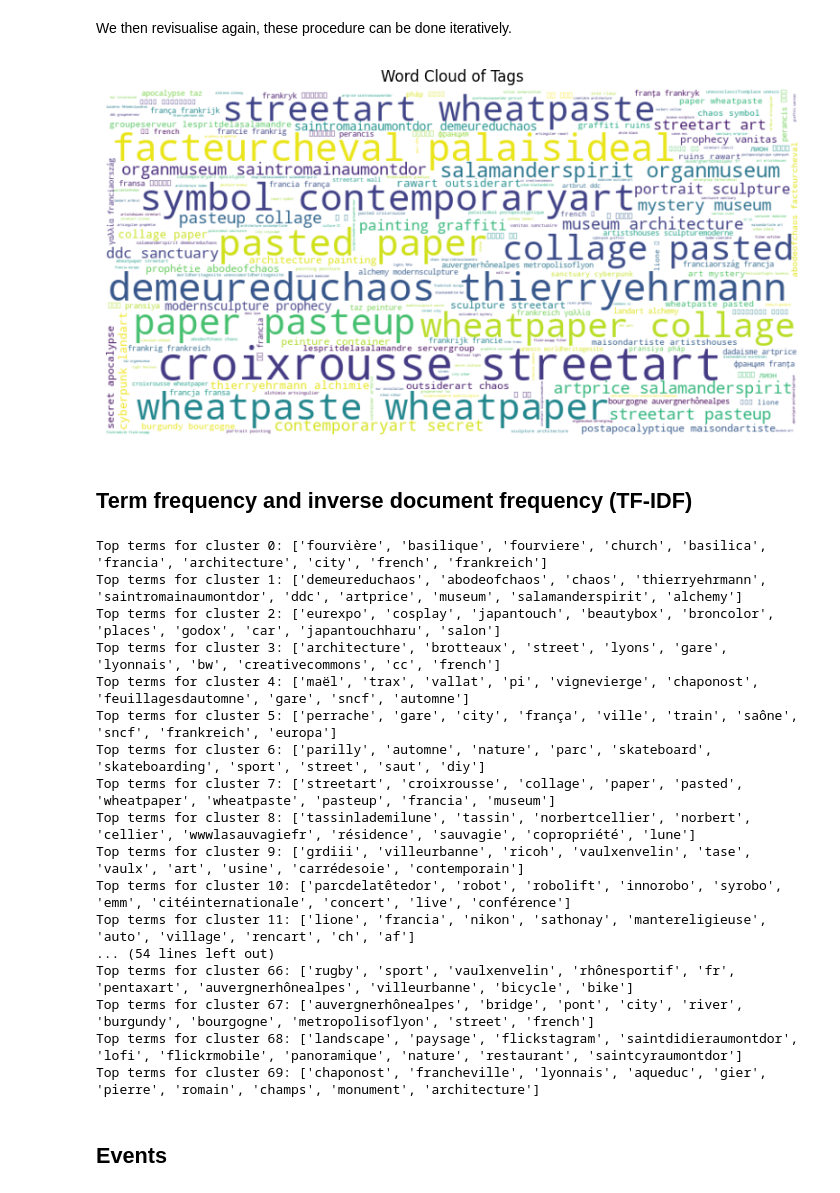
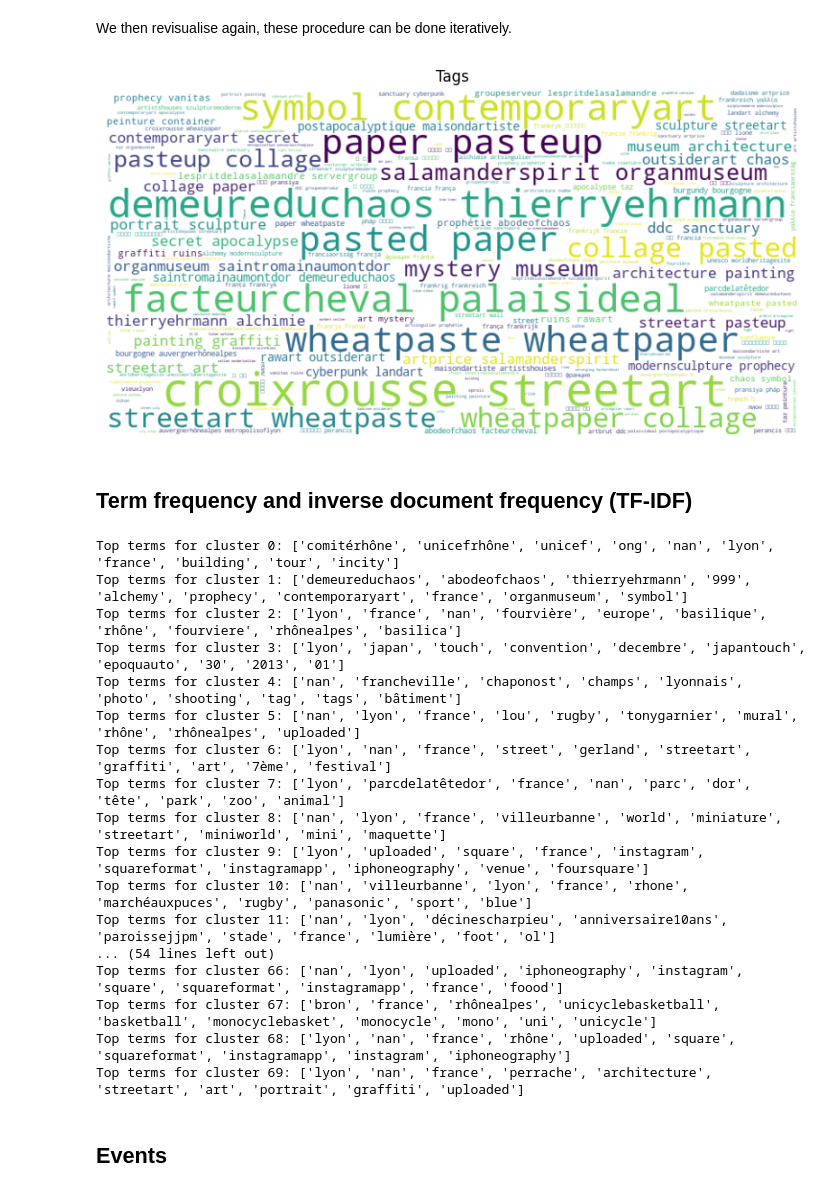
Before and after one commit to jimasr/photo-lyon, a Jupyter notebook: notebook/main.ipynb, the cells around one changed output. Cells and saved outputs as stored; diff of their text form; code cells hidden in the pictures.

```diff
--- a/notebook/main.ipynb
+++ b/notebook/main.ipynb
@@ -567,23 +569,14 @@ plot_k_distance_graph(scaled_data_df, k=5)
 # %% [output]
 [figure]
 # %%
-features = data_cleaned[columns].copy()
+features = data_cleaned[['lat','long','tags', 'title']].copy()
 # %%
-# Sélection des features pour le clustering
-
-
-
 print(len(features))
-
-
-
-
-
 print(len(features))
 # Normalisation des données complètes
 sample_dbscan= features.sample(n=40000, random_state=1)
 scaler = StandardScaler()
-scaled_features = scaler.fit_transform(sample_dbscan)
+scaled_features = scaler.fit_transform(sample_dbscan[columns])
 
 # Appliquer DBSCAN
 dbscan = DBSCAN(eps=0.0125, min_samples=90)
@@ -745,23 +738,23 @@ words_to_remove = {'iphone', 'iphonex', 'instagram', 'upload', 'rhone',
                     'rhonealpes', 'lyon', 'france', 'rhônealpes'}
 
 
-if 'tags' in data_cleaned.columns:
-    data_cleaned['tags'] = data_cleaned['tags'].apply(
+if 'tags' in sample_dbscan.columns:
+    sample_dbscan['tags'] = sample_dbscan['tags'].apply(
         lambda x: clean_tags(x, words_to_remove) if isinstance(x, str) else x
     )
     # Remove rows where 'tags' becomes empty after cleaning.
-    data_cleaned = data_cleaned.dropna(subset=['tags'])
-    data_cleaned = data_cleaned[data_cleaned['tags'].str.strip() != '']
+    sample_dbscan = sample_dbscan.dropna(subset=['tags'])
+    sample_dbscan = sample_dbscan[sample_dbscan['tags'].str.strip() != '']
 
-if 'title' in data_cleaned.columns:
-    data_cleaned['title'] = data_cleaned['title'].apply(
+if 'title' in sample_dbscan.columns:
+    sample_dbscan['title'] = sample_dbscan['title'].apply(
         lambda x: clean_tags(x, words_to_remove) if isinstance(x, str) else x
     )
     # Remove rows where 'titles' becomes empty after cleaning.
-    data_cleaned = data_cleaned.dropna(subset=['title'])
-    data_cleaned = data_cleaned[data_cleaned['title'].str.strip() != '']
+    sample_dbscan = sample_dbscan.dropna(subset=['title'])
+    sample_dbscan = sample_dbscan[sample_dbscan['title'].str.strip() != '']
 
-data_cleaned.to_csv("../data/text-mining.csv", index=False)
+sample_dbscan.to_csv("../data/text-mining.csv", index=False)
 print("Data exported to 'text-mining.csv'")
 # %% [output]
 Data exported to 'text-mining.csv'
@@ -791,29 +784,29 @@ We could then proceed to remove some more data.
 words_to_remove = {'square', 'squareformat', 'instagramapp', 'uploaded', 'iphoneography', 'europe', 'rhône'}
 
 
-if 'tags' in data_cleaned.columns:
-    data_cleaned['tags'] = data_cleaned['tags'].apply(
+if 'tags' in sample_dbscan.columns:
+    sample_dbscan['tags'] = sample_dbscan['tags'].apply(
         lambda x: clean_tags(x, words_to_remove) if isinstance(x, str) else x
     )
     # Remove rows where 'tags' becomes empty after cleaning.
-    data_cleaned = data_cleaned.dropna(subset=['tags'])
-    data_cleaned = data_cleaned[data_cleaned['tags'].str.strip() != '']
+    sample_dbscan = sample_dbscan.dropna(subset=['tags'])
+    sample_dbscan = sample_dbscan[sample_dbscan['tags'].str.strip() != '']
 # %% [markdown]
 We then revisualise again, these procedure can be done iteratively.
 # %%
-all_tags = ' '.join(data_cleaned['tags'].dropna())
+all_tags = ' '.join(sample_dbscan['tags'].dropna())
 
 # Generate the word cloud
 wordcloud = WordCloud(width=800, height=400, background_color='white').generate(all_tags)
 
 # Display the word cloud
 plt.figure(figsize=(10, 5))
 plt.imshow(wordcloud, interpolation='bilinear')
 plt.axis('off')
-plt.title('Word Cloud of Tags')
+plt.title('Tags')
 plt.show()
 # %% [output]
-[figure, old version]
+[figure, new version]
 # %% [markdown]
 ## Term frequency and inverse document frequency (TF-IDF)
 # %%
@@ -861,23 +854,23 @@ for cluster_id in unique_clusters:
     terms = get_cluster_top_terms(cluster_id, data_cleaned, cluster_col='cluster_kmeans', text_col='tags', top_n=10)
     print(f"Top terms for cluster {cluster_id}: {terms}")
 # %% [output]
-Top terms for cluster 0: ['fourvière', 'basilique', 'fourviere', 'church', 'basilica', 'francia', 'architecture', 'city', 'french', 'frankreich']
-Top terms for cluster 1: ['demeureduchaos', 'abodeofchaos', 'chaos', 'thierryehrmann', 'saintromainaumontdor', 'ddc', 'artprice', 'museum', 'salamanderspirit', 'alchemy']
-Top terms for cluster 2: ['eurexpo', 'cosplay', 'japantouch', 'beautybox', 'broncolor', 'places', 'godox', 'car', 'japantouchharu', 'salon']
-Top terms for cluster 3: ['architecture', 'brotteaux', 'street', 'lyons', 'gare', 'lyonnais', 'bw', 'creativecommons', 'cc', 'french']
-Top terms for cluster 4: ['maël', 'trax', 'vallat', 'pi', 'vignevierge', 'chaponost', 'feuillagesdautomne', 'gare', 'sncf', 'automne']
-Top terms for cluster 5: ['perrache', 'gare', 'city', 'frança', 'ville', 'train', 'saône', 'sncf', 'frankreich', 'europa']
-Top terms for cluster 6: ['parilly', 'automne', 'nature', 'parc', 'skateboard', 'skateboarding', 'sport', 'street', 'saut', 'diy']
-Top terms for cluster 7: ['streetart', 'croixrousse', 'collage', 'paper', 'pasted', 'wheatpaper', 'wheatpaste', 'pasteup', 'francia', 'museum']
-Top terms for cluster 8: ['tassinlademilune', 'tassin', 'norbertcellier', 'norbert', 'cellier', 'wwwlasauvagiefr', 'résidence', 'sauvagie', 'copropriété', 'lune']
-Top terms for cluster 9: ['grdiii', 'villeurbanne', 'ricoh', 'vaulxenvelin', 'tase', 'vaulx', 'art', 'usine', 'carrédesoie', 'contemporain']
-Top terms for cluster 10: ['parcdelatêtedor', 'robot', 'robolift', 'innorobo', 'syrobo', 'emm', 'citéinternationale', 'concert', 'live', 'conférence']
-Top terms for cluster 11: ['lione', 'francia', 'nikon', 'sathonay', 'mantereligieuse', 'auto', 'village', 'rencart', 'ch', 'af']
+Top terms for cluster 0: ['comitérhône', 'unicefrhône', 'unicef', 'ong', 'nan', 'lyon', 'france', 'building', 'tour', 'incity']
+Top terms for cluster 1: ['demeureduchaos', 'abodeofchaos', 'thierryehrmann', '999', 'alchemy', 'prophecy', 'contemporaryart', 'france', 'organmuseum', 'symbol']
+Top terms for cluster 2: ['lyon', 'france', 'nan', 'fourvière', 'europe', 'basilique', 'rhône', 'fourviere', 'rhônealpes', 'basilica']
+Top terms for cluster 3: ['lyon', 'japan', 'touch', 'convention', 'decembre', 'japantouch', 'epoquauto', '30', '2013', '01']
+Top terms for cluster 4: ['nan', 'francheville', 'chaponost', 'champs', 'lyonnais', 'photo', 'shooting', 'tag', 'tags', 'bâtiment']
+Top terms for cluster 5: ['nan', 'lyon', 'france', 'lou', 'rugby', 'tonygarnier', 'mural', 'rhône', 'rhônealpes', 'uploaded']
+Top terms for cluster 6: ['lyon', 'nan', 'france', 'street', 'gerland', 'streetart', 'graffiti', 'art', '7ème', 'festival']
+Top terms for cluster 7: ['lyon', 'parcdelatêtedor', 'france', 'nan', 'parc', 'dor', 'tête', 'park', 'zoo', 'animal']
+Top terms for cluster 8: ['nan', 'lyon', 'france', 'villeurbanne', 'world', 'miniature', 'streetart', 'miniworld', 'mini', 'maquette']
+Top terms for cluster 9: ['lyon', 'uploaded', 'square', 'france', 'instagram', 'squareformat', 'instagramapp', 'iphoneography', 'venue', 'foursquare']
+Top terms for cluster 10: ['nan', 'villeurbanne', 'lyon', 'france', 'rhone', 'marchéauxpuces', 'rugby', 'panasonic', 'sport', 'blue']
+Top terms for cluster 11: ['nan', 'lyon', 'décinescharpieu', 'anniversaire10ans', 'paroissejjpm', 'stade', 'france', 'lumière', 'foot', 'ol']
 ... (54 lines left out)
-Top terms for cluster 66: ['rugby', 'sport', 'vaulxenvelin', 'rhônesportif', 'fr', 'pentaxart', 'auvergnerhônealpes', 'villeurbanne', 'bicycle', 'bike']
-Top terms for cluster 67: ['auvergnerhônealpes', 'bridge', 'pont', 'city', 'river', 'burgundy', 'bourgogne', 'metropolisoflyon', 'street', 'french']
-Top terms for cluster 68: ['landscape', 'paysage', 'flickstagram', 'saintdidieraumontdor', 'lofi', 'flickrmobile', 'panoramique', 'nature', 'restaurant', 'saintcyraumontdor']
-Top terms for cluster 69: ['chaponost', 'francheville', 'lyonnais', 'aqueduc', 'gier', 'pierre', 'romain', 'champs', 'monument', 'architecture']
+Top terms for cluster 66: ['nan', 'lyon', 'uploaded', 'iphoneography', 'instagram', 'square', 'squareformat', 'instagramapp', 'france', 'foood']
+Top terms for cluster 67: ['bron', 'france', 'rhônealpes', 'unicyclebasketball', 'basketball', 'monocyclebasket', 'monocycle', 'mono', 'uni', 'unicycle']
+Top terms for cluster 68: ['lyon', 'nan', 'france', 'rhône', 'uploaded', 'square', 'squareformat', 'instagramapp', 'instagram', 'iphoneography']
+Top terms for cluster 69: ['lyon', 'nan', 'france', 'perrache', 'architecture', 'streetart', 'art', 'portrait', 'graffiti', 'uploaded']
 # %% [markdown]
 ## Events
 # %% [markdown]
```
Also changed, not shown: parts of 12 cells of this notebook.
